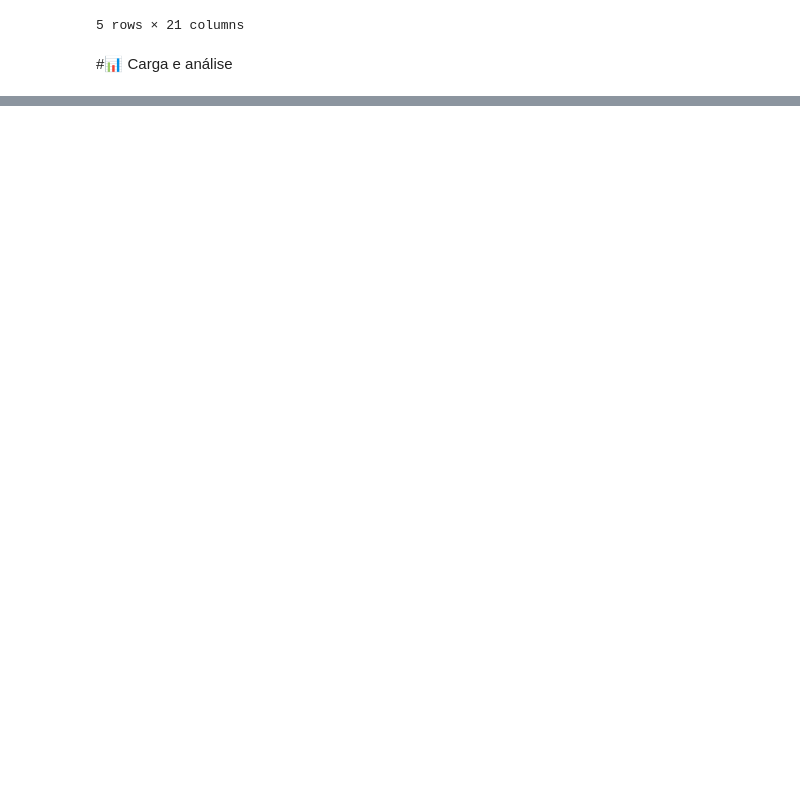
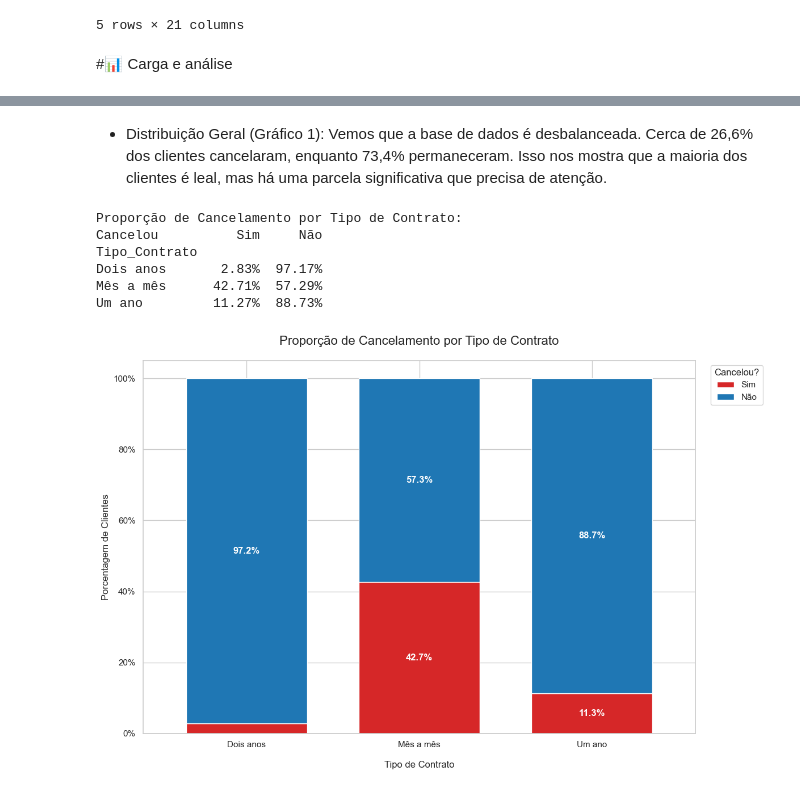
Before and after one commit to dfarneym/TelecomX_BR, a Jupyter notebook: TelecomX_BR.ipynb, the cells around one changed output, grey strips where cells are left out. Cells and saved outputs as stored; diff of their text form; code cells hidden in the pictures; blank space fills up the shorter version.

```diff
--- a/TelecomX_BR.ipynb
+++ b/TelecomX_BR.ipynb
@@ -204,3 +204,18 @@ Metodo_Pagamento         0
 Cobranca_Mensal          0
 Cobranca_Total          11
 dtype: int64
+# %%
+# Limpeza e Transformação da Coluna 'Cancelou'
+
+# 1. Substituir strings vazias por um valor nulo (NA) para poder removê-las
+df_final['Cancelou'].replace('', pd.NA, inplace=True)
+df_final.dropna(subset=['Cancelou'], inplace=True)
+
+# 2. Mapear 'Sim' para 1 e 'Não' para 0.
+#    A coluna será convertida para o tipo inteiro (int).
+df['Cancelou'] = df['Cancelou'].map({'Sim': 1, 'Não': 0})
+
+# 3. Verificar a transformação
+print("Valores da coluna 'Cancelou' após a transformação:")
+print(df['Cancelou'].value_counts())
+print("\nTipo de dado da coluna 'Cancelou':", df['Cancelou'].dtype)
@@ -252,0 +359,52 @@ df_final.to_json("TelecomX_data_tratados.json")
+# %% [markdown]
+- Distribuição Geral (Gráfico 1): Vemos que a base de dados é desbalanceada. Cerca de 26,6% dos clientes cancelaram, enquanto 73,4% permaneceram. Isso nos mostra que a maioria dos clientes é leal, mas há uma parcela significativa que precisa de atenção.
+# %%
+# Gráfico 2 : Proporção de Cancelamento por Tipo de Contrato
+
+# Passo 1: Calcular a proporção de cancelamento para cada tipo de contrato
+# Usamos a função crosstab para criar uma tabela de contingência
+# e normalizamos por linha ('index') para obter as porcentagens.
+contract_churn_proportion = pd.crosstab(df['Tipo_Contrato'], df['Cancelou'], normalize='index')
+
+# Reordenar as colunas para que 'Sim' (cancelamento) apareça primeiro e com cor de destaque
+contract_churn_proportion = contract_churn_proportion[['Sim', 'Não']]
+
+print("Proporção de Cancelamento por Tipo de Contrato:")
+print(contract_churn_proportion.applymap('{:.2%}'.format))
+
+# Passo 2: Gerar o gráfico de barras empilhadas 100%
+ax = contract_churn_proportion.plot(
+    kind='bar',
+    stacked=True,
+    figsize=(12, 8),
+    color=['#d62728', '#1f77b4'],  # Vermelho para 'Sim' (alerta), Azul para 'Não'
+    edgecolor='white',
+    width=0.7
+)
+
+# Passo 3: Adicionar anotações e melhorar a legibilidade do gráfico
+plt.title('Proporção de Cancelamento por Tipo de Contrato', fontsize=16, pad=20)
+plt.xlabel('Tipo de Contrato', fontsize=12, labelpad=15)
+plt.ylabel('Porcentagem de Clientes', fontsize=12)
+plt.xticks(rotation=0, fontsize=11) # Mantém os rótulos do eixo X na horizontal
+
+# Formatar o eixo Y para mostrar o símbolo de porcentagem
+ax.yaxis.set_major_formatter(plt.FuncFormatter('{:.0%}'.format))
+plt.legend(title='Cancelou?', bbox_to_anchor=(1.02, 1), loc='upper left')
+
+# Adicionar os rótulos de porcentagem dentro de cada barra para clareza
+for container in ax.containers:
+    # Formata o rótulo para mostrar a porcentagem, mas só se for maior que 5%
+    labels = [f'{v.get_height():.1%}' if v.get_height() > 0.05 else '' for v in container]
+    ax.bar_label(container, labels=labels, label_type='center', color='white', fontsize=12, fontweight='bold')
+
+plt.tight_layout()
+plt.show()
+# %% [output]
+Proporção de Cancelamento por Tipo de Contrato:
+Cancelou          Sim     Não
+Tipo_Contrato
+Dois anos       2.83%  97.17%
+Mês a mês      42.71%  57.29%
+Um ano         11.27%  88.73%
+[figure, added]
```
Also changed, not shown: parts of 15 cells of this notebook.
